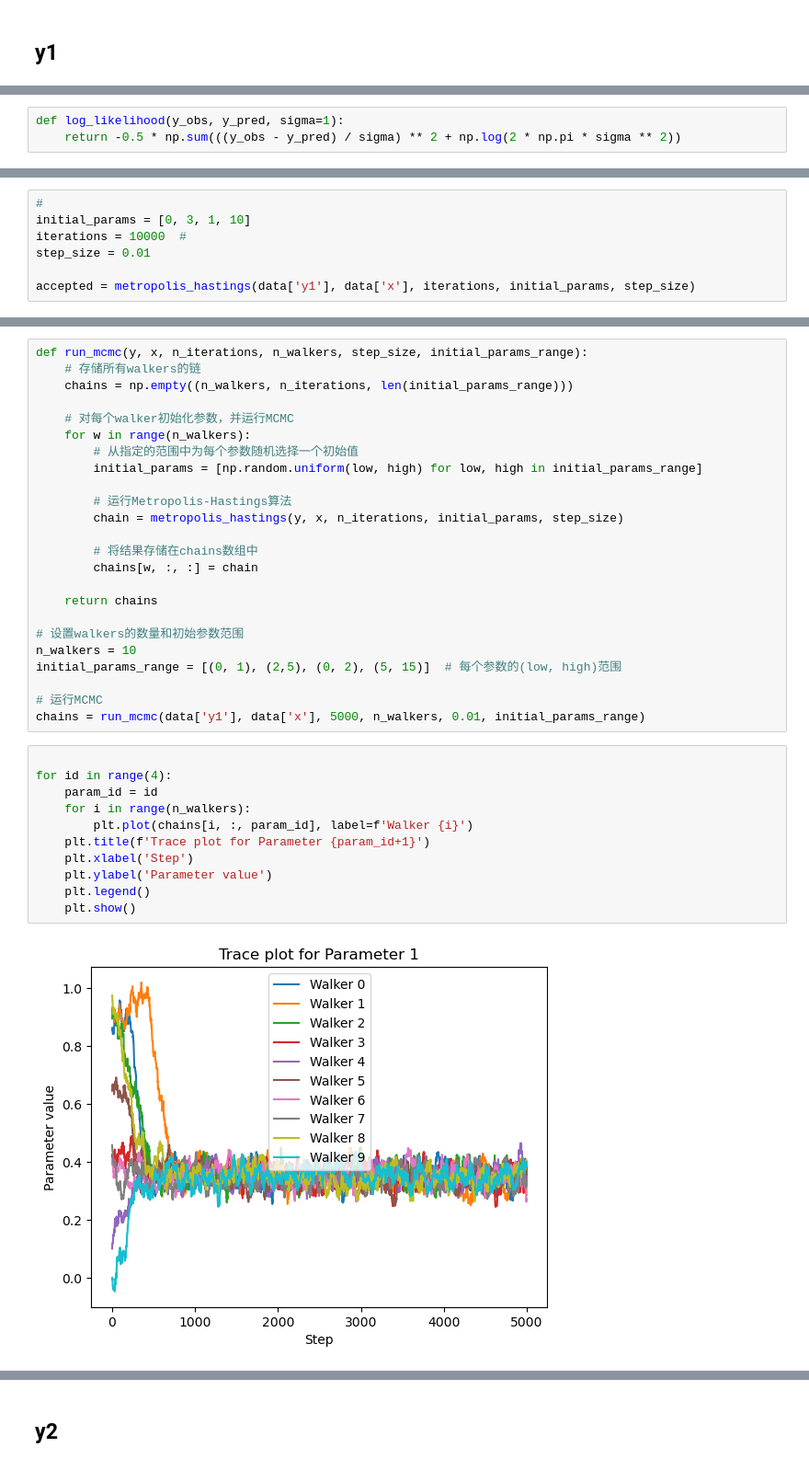
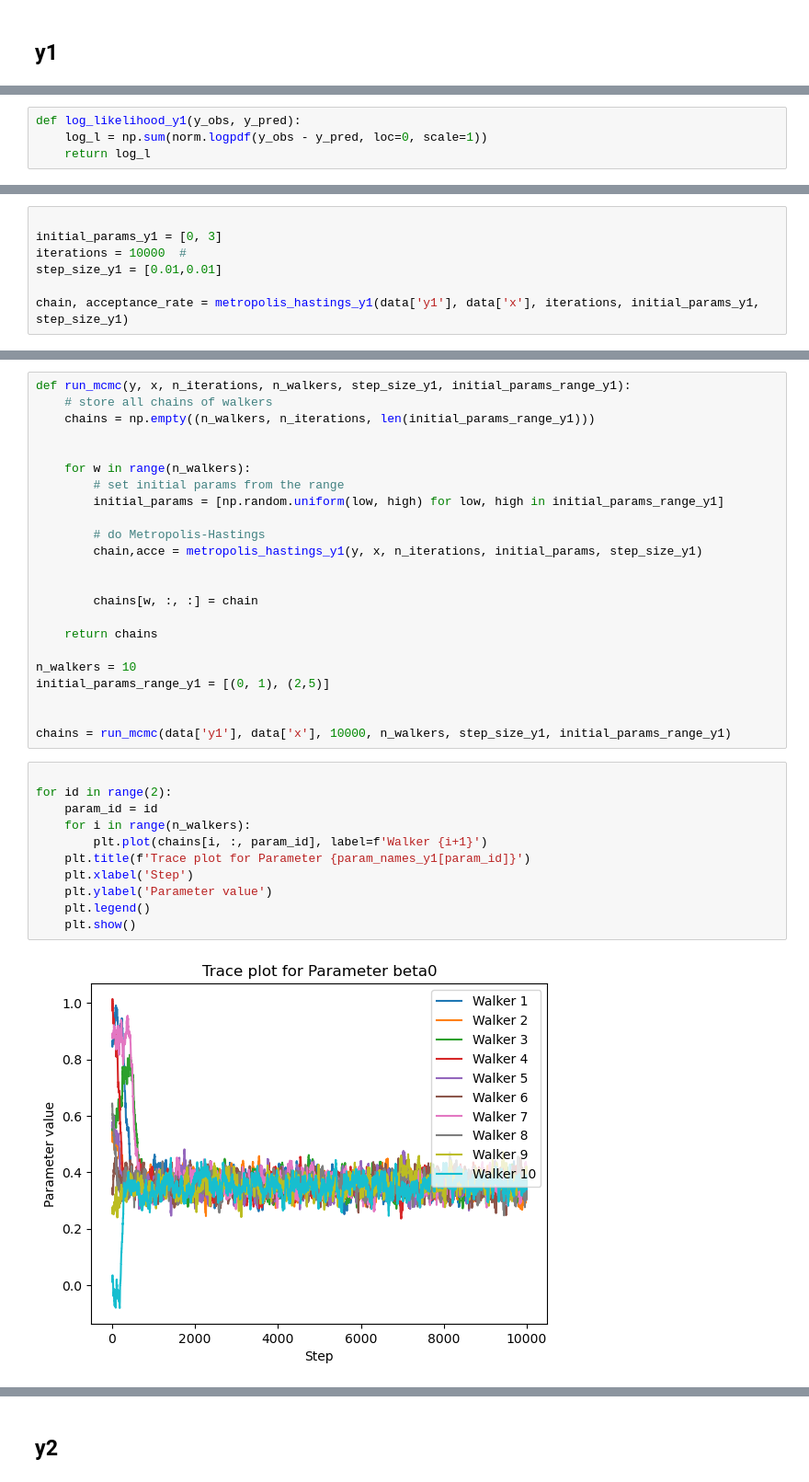
Before and after one commit to yyk1999/Project, a Jupyter notebook: Week4.ipynb, the cells around one changed output, grey strips where cells are left out. Shown at 92% size. Cells and saved outputs as stored; diff of their text form.

```diff
--- a/Week4.ipynb
+++ b/Week4.ipynb
@@ -68,4 +122,5 @@ def model(x, beta0, beta1, beta2, omega):
 # %%
-def log_likelihood(y_obs, y_pred, sigma=1):
-    return -0.5 * np.sum(((y_obs - y_pred) / sigma) ** 2 + np.log(2 * np.pi * sigma ** 2))
+def log_likelihood_y1(y_obs, y_pred):
+    log_l = np.sum(norm.logpdf(y_obs - y_pred, loc=0, scale=1))
+    return log_l
 # %%
@@ -98,8 +159,8 @@ def metropolis_hastings(y, x, iterations, initial_params, step_size):
 # %%
-#
-initial_params = [0, 3, 1, 10]
+
+initial_params_y1 = [0, 3]
 iterations = 10000  #
-step_size = 0.01
+step_size_y1 = [0.01,0.01]
 
-accepted = metropolis_hastings(data['y1'], data['x'], iterations, initial_params, step_size)
+chain, acceptance_rate = metropolis_hastings_y1(data['y1'], data['x'], iterations, initial_params_y1, step_size_y1)
 # %%
@@ -149,37 +216,36 @@ plt.show()
 # %%
-def run_mcmc(y, x, n_iterations, n_walkers, step_size, initial_params_range):
-    # 存储所有walkers的链
-    chains = np.empty((n_walkers, n_iterations, len(initial_params_range)))
+def run_mcmc(y, x, n_iterations, n_walkers, step_size_y1, initial_params_range_y1):
+    # store all chains of walkers
+    chains = np.empty((n_walkers, n_iterations, len(initial_params_range_y1)))
 
-    # 对每个walker初始化参数，并运行MCMC
+
     for w in range(n_walkers):
-        # 从指定的范围中为每个参数随机选择一个初始值
-        initial_params = [np.random.uniform(low, high) for low, high in initial_params_range]
+        # set initial params from the range
+        initial_params = [np.random.uniform(low, high) for low, high in initial_params_range_y1]
 
-        # 运行Metropolis-Hastings算法
-        chain = metropolis_hastings(y, x, n_iterations, initial_params, step_size)
+        # do Metropolis-Hastings
+        chain,acce = metropolis_hastings_y1(y, x, n_iterations, initial_params, step_size_y1)
 
-        # 将结果存储在chains数组中
+
         chains[w, :, :] = chain
 
     return chains
 
-# 设置walkers的数量和初始参数范围
 n_walkers = 10
-initial_params_range = [(0, 1), (2,5), (0, 2), (5, 15)]  # 每个参数的(low, high)范围
+initial_params_range_y1 = [(0, 1), (2,5)]
 
-# 运行MCMC
-chains = run_mcmc(data['y1'], data['x'], 5000, n_walkers, 0.01, initial_params_range)
+
+chains = run_mcmc(data['y1'], data['x'], 10000, n_walkers, step_size_y1, initial_params_range_y1)
 # %%
 
-for id in range(4):
+for id in range(2):
     param_id = id
     for i in range(n_walkers):
-        plt.plot(chains[i, :, param_id], label=f'Walker {i}')
-    plt.title(f'Trace plot for Parameter {param_id+1}')
+        plt.plot(chains[i, :, param_id], label=f'Walker {i+1}')
+    plt.title(f'Trace plot for Parameter {param_names_y1[param_id]}')
     plt.xlabel('Step')
     plt.ylabel('Parameter value')
     plt.legend()
     plt.show()
 # %% [output]
-[figure, old version]
+[figure, new version]
```
Also changed, not shown: parts of 52 cells of this notebook.
